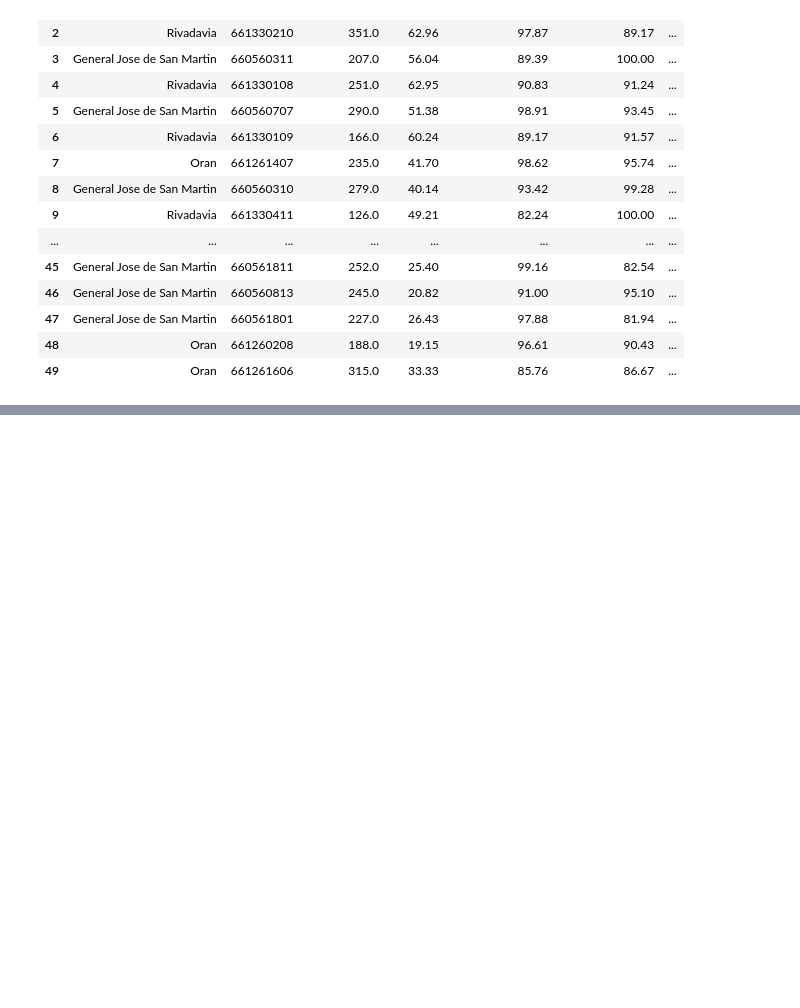
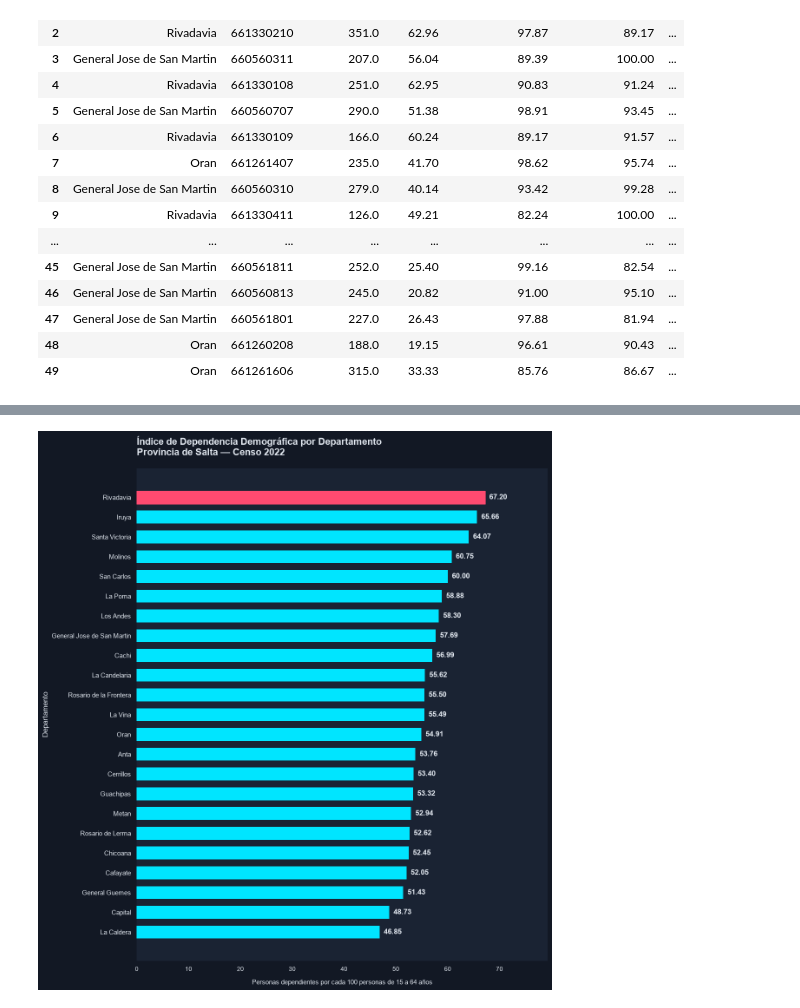
Before and after one commit to turkoModad/censo-pipeline-geoanalytics, a Jupyter notebook: consultas.ipynb, the cells around one changed output, grey strips where cells are left out. Drawn from its saved outputs; the diff is of its cells as text; code cells hidden in the pictures; blank space fills up the shorter version.

Commit message:
agregue indice de dependencia de personas con su grafico

```diff
--- a/consultas.ipynb
+++ b/consultas.ipynb
@@ -863,0 +928,90 @@ Top 50 Radios Censales con Emergencia Estructural Sistémica:
+# %%
+FONDO_OSCURO = '#121824'
+FONDO_GRAFICO = '#1a2333'
+COLOR_TEXTO = '#E2E8F0'
+COLOR_CIAN = '#00E5FF'
+COLOR_ROSA = '#FF4A70'
+
+dependency_plot = dependency_df.sort_values(
+    by='indice_dependencia',
+    ascending=True
+).copy()
+
+fig, ax = plt.subplots(
+    figsize=(12, len(dependency_plot) * 0.48 + 2),
+    facecolor=FONDO_OSCURO
+)
+
+ax.set_facecolor(FONDO_GRAFICO)
+
+barras = ax.barh(
+    dependency_plot['departamento'],
+    dependency_plot['indice_dependencia'],
+    color=COLOR_CIAN,
+    height=0.65,
+    edgecolor='none',
+    zorder=3
+)
+
+if len(barras) > 0:
+    barras[-1].set_color(COLOR_ROSA)
+
+for barra in barras:
+    valor = barra.get_width()
+
+    ax.annotate(
+        f'{valor:.2f}',
+        xy=(valor, barra.get_y() + barra.get_height() / 2),
+        xytext=(7, 0),
+        textcoords='offset points',
+        ha='left',
+        va='center',
+        color=COLOR_TEXTO,
+        fontsize=12,
+        fontweight='bold',
+        annotation_clip=False
+    )
+
+ax.set_title(
+    'Índice de Dependencia Demográfica por Departamento\n'
+    'Provincia de Salta — Censo 2022',
+    fontsize=16,
+    fontweight='bold',
+    pad=22,
+    loc='left',
+    color=COLOR_TEXTO
+)
+
+ax.set_xlabel(
+    'Personas dependientes por cada 100 personas de 15 a 64 años',
+    fontsize=11,
+    labelpad=12,
+    color=COLOR_TEXTO
+)
+
+ax.set_ylabel(
+    'Departamento',
+    fontsize=12,
+    color=COLOR_TEXTO
+)
+
+ax.tick_params(axis='x', colors=COLOR_TEXTO, labelsize=10)
+ax.tick_params(axis='y', colors=COLOR_TEXTO, labelsize=11)
+
+ax.grid(False)
+ax.xaxis.grid(False)
+ax.yaxis.grid(False)
+
+sns.despine(ax=ax, left=True, bottom=True)
+
+valor_maximo = dependency_plot['indice_dependencia'].max()
+
+ax.set_xlim(
+    0,
+    valor_maximo * 1.18 if valor_maximo > 0 else 1
+)
+
+plt.tight_layout()
+plt.show()
+# %% [output]
+[figure, added]
```
Also changed, not shown: parts of 1 cell of this notebook.
